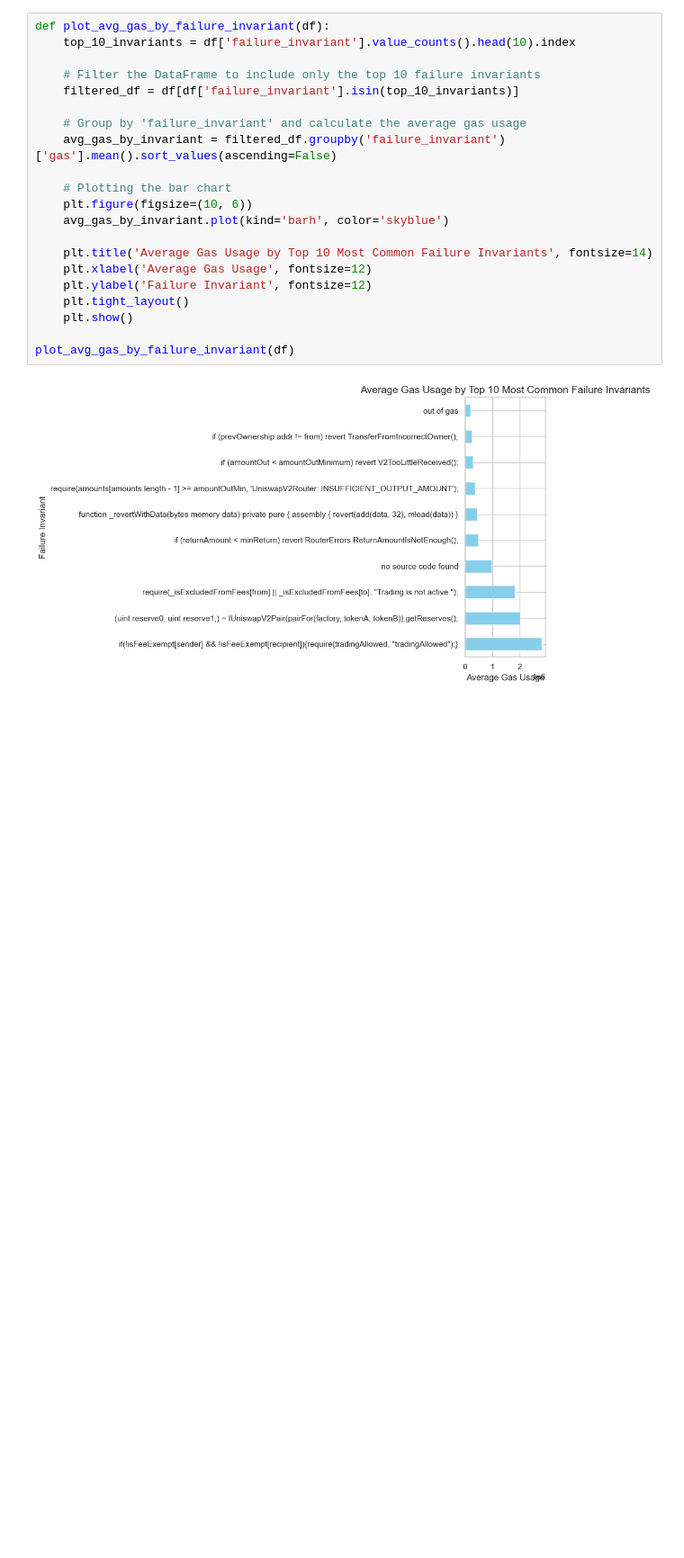
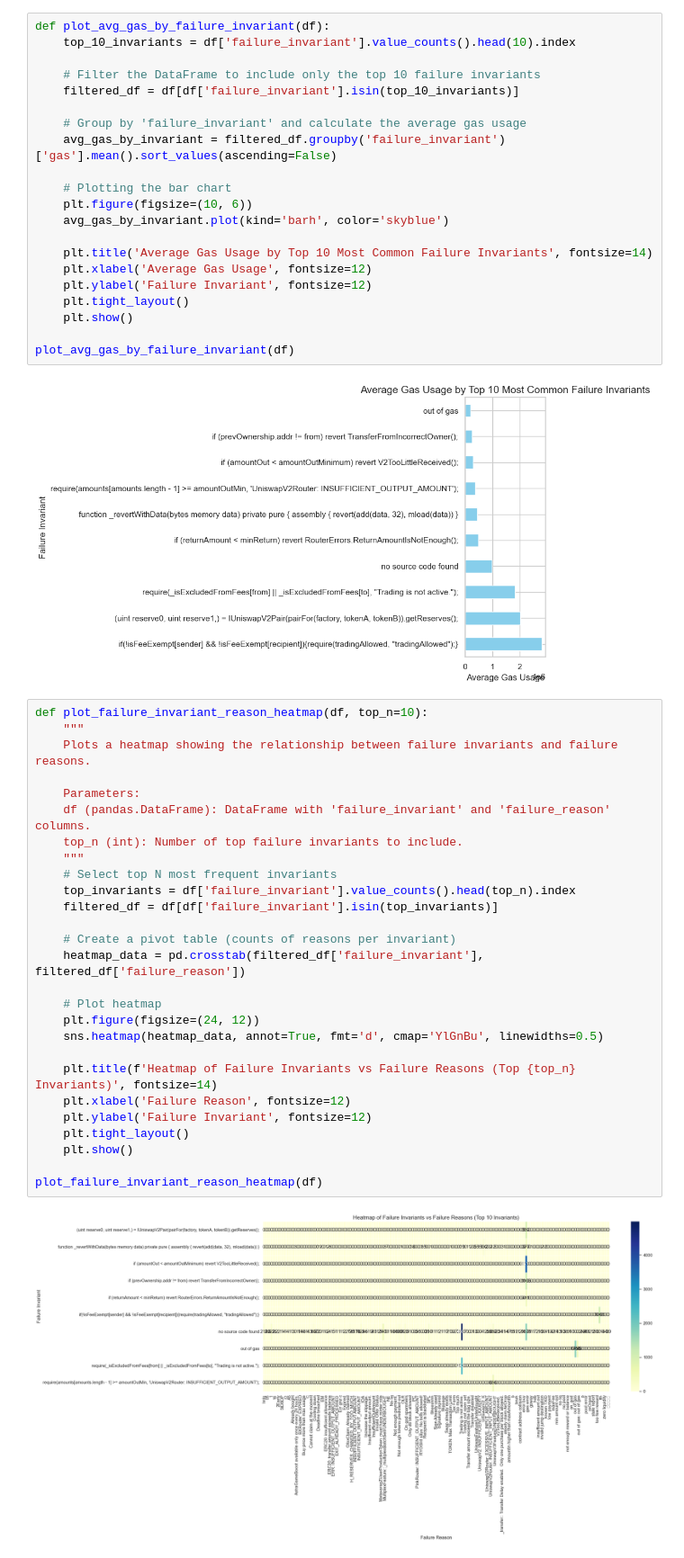
Before and after one commit to mojtaba-eshghie/Raven, a Jupyter notebook: analysis/plotting.ipynb, the cells around one changed output. Shown at 90% size. Saved outputs shown, nothing was run; the diff lists cells and outputs as text; blank space fills up the shorter version.

```diff
--- a/analysis/plotting.ipynb
+++ b/analysis/plotting.ipynb
@@ -410,3 +368,32 @@ def plot_avg_gas_by_failure_invariant(df):
 plot_avg_gas_by_failure_invariant(df)
 # %% [output]
 [figure]
+# %%
+def plot_failure_invariant_reason_heatmap(df, top_n=10):
+    """
+    Plots a heatmap showing the relationship between failure invariants and failure reasons.
+
+    Parameters:
+    df (pandas.DataFrame): DataFrame with 'failure_invariant' and 'failure_reason' columns.
+    top_n (int): Number of top failure invariants to include.
+    """
+    # Select top N most frequent invariants
+    top_invariants = df['failure_invariant'].value_counts().head(top_n).index
+    filtered_df = df[df['failure_invariant'].isin(top_invariants)]
+
+    # Create a pivot table (counts of reasons per invariant)
+    heatmap_data = pd.crosstab(filtered_df['failure_invariant'], filtered_df['failure_reason'])
+
+    # Plot heatmap
+    plt.figure(figsize=(24, 12))
+    sns.heatmap(heatmap_data, annot=True, fmt='d', cmap='YlGnBu', linewidths=0.5)
+
+    plt.title(f'Heatmap of Failure Invariants vs Failure Reasons (Top {top_n} Invariants)', fontsize=14)
+    plt.xlabel('Failure Reason', fontsize=12)
+    plt.ylabel('Failure Invariant', fontsize=12)
+    plt.tight_layout()
+    plt.show()
+
+plot_failure_invariant_reason_heatmap(df)
+# %% [output]
+[figure, added]
```
Also changed, not shown: parts of 8 cells of this notebook.
